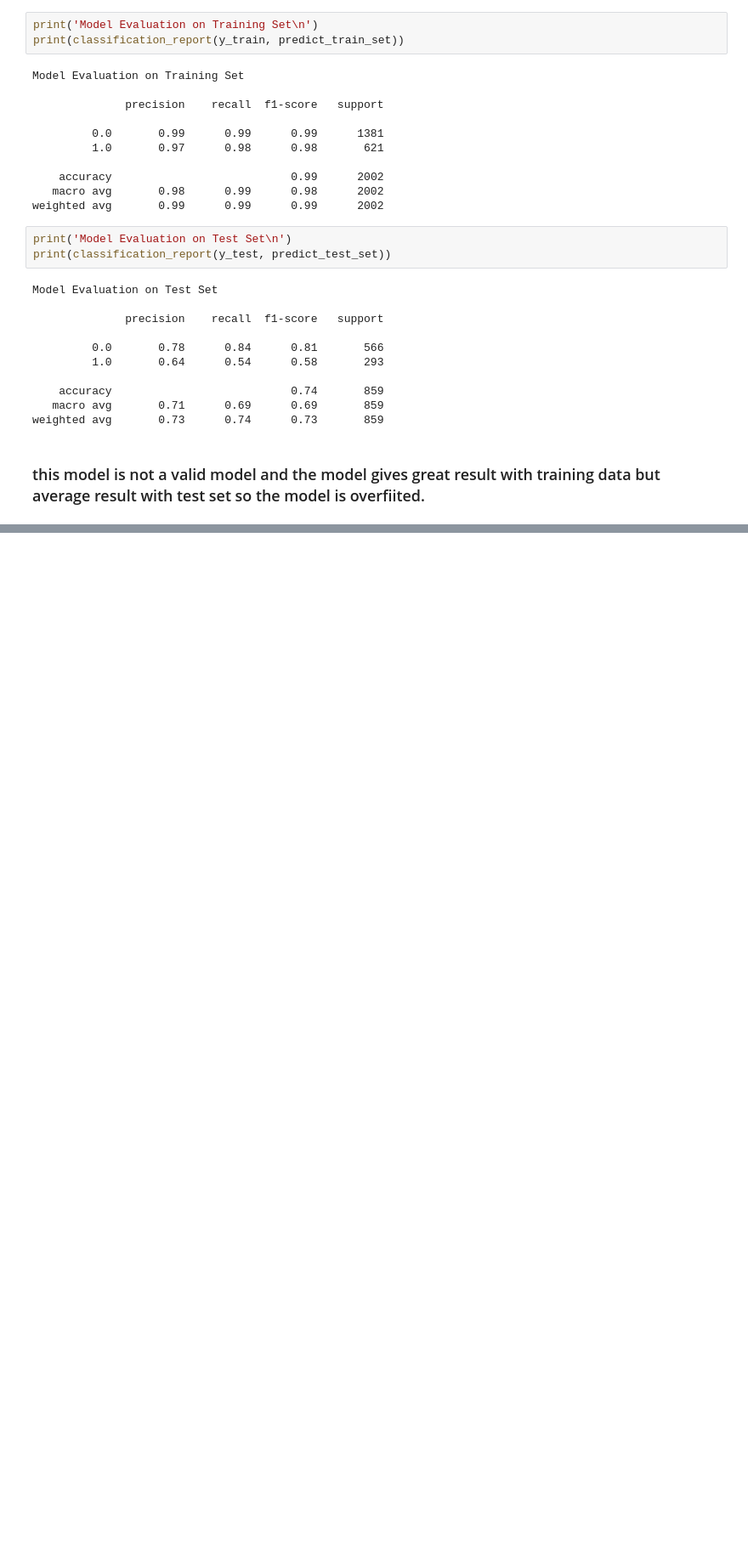
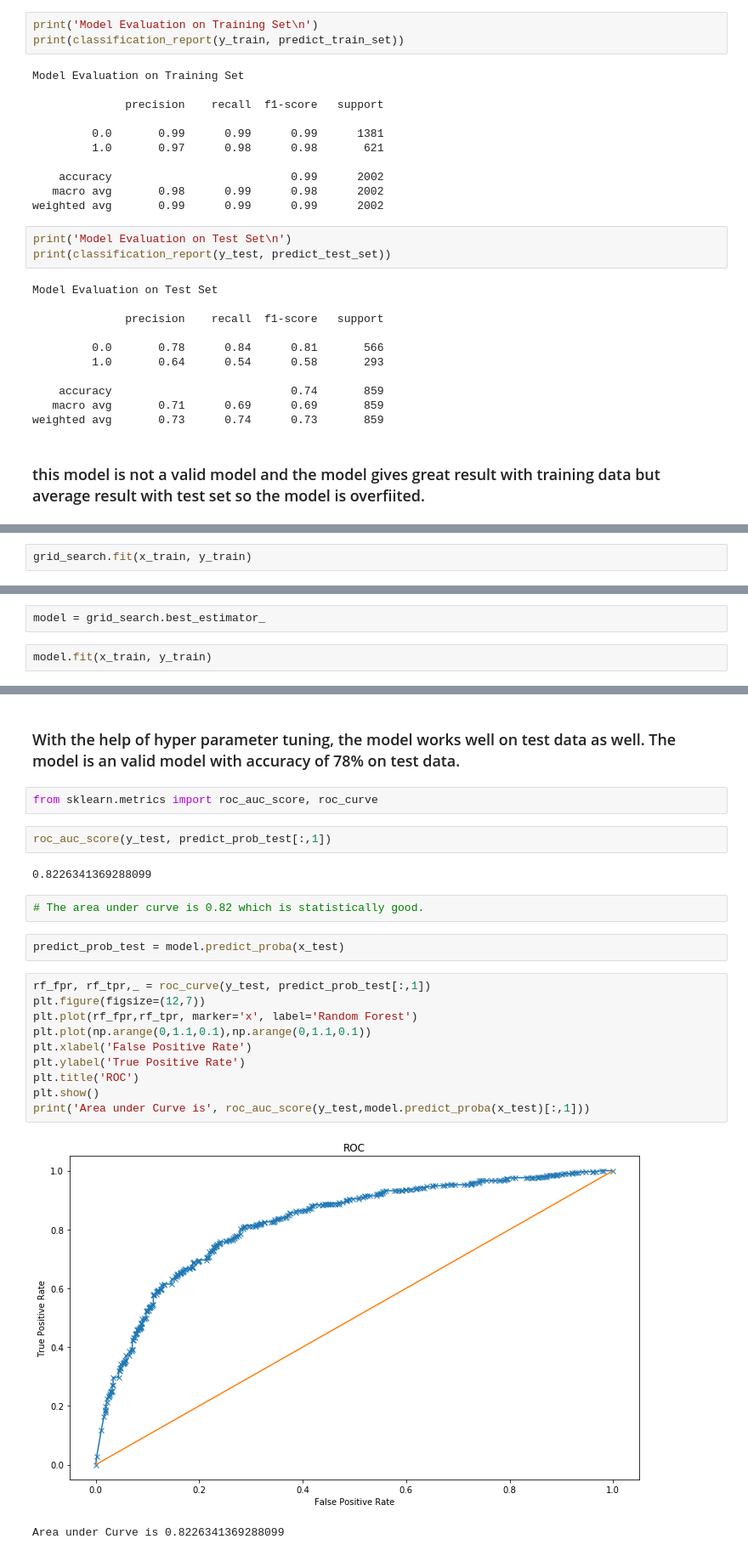
Before and after one commit to Abhishek768/InsuranceClaimStatus, a Jupyter notebook: InsuranceClaimStatus.ipynb, the cells around one changed output, grey strips where cells are left out. Shown at 85% size. Saved outputs shown, nothing was run; the diff lists cells and outputs as text; blank space fills up the shorter version.

Commit message:
optimising Random Forest with hyper params tuning

```diff
--- a/InsuranceClaimStatus.ipynb
+++ b/InsuranceClaimStatus.ipynb
@@ -320,0 +335,2 @@ weighted avg       0.73      0.74      0.73       859
+# %%
+grid_search.fit(x_train, y_train)
@@ -320,0 +345,4 @@ weighted avg       0.73      0.74      0.73       859
+# %%
+model = grid_search.best_estimator_
+# %%
+model.fit(x_train, y_train)
@@ -320,0 +384,25 @@ weighted avg       0.73      0.74      0.73       859
+# %% [markdown]
+### With the help of hyper parameter tuning, the model works well on test data as well. The model is an valid model with accuracy of 78% on test data.
+# %%
+from sklearn.metrics import roc_auc_score, roc_curve
+# %%
+roc_auc_score(y_test, predict_prob_test[:,1])
+# %% [output]
+0.8226341369288099
+# %%
+# The area under curve is 0.82 which is statistically good.
+# %%
+predict_prob_test = model.predict_proba(x_test)
+# %%
+rf_fpr, rf_tpr,_ = roc_curve(y_test, predict_prob_test[:,1])
+plt.figure(figsize=(12,7))
+plt.plot(rf_fpr,rf_tpr, marker='x', label='Random Forest')
+plt.plot(np.arange(0,1.1,0.1),np.arange(0,1.1,0.1))
+plt.xlabel('False Positive Rate')
+plt.ylabel('True Positive Rate')
+plt.title('ROC')
+plt.show()
+print('Area under Curve is', roc_auc_score(y_test,model.predict_proba(x_test)[:,1]))
+# %% [output]
+[figure, added]
+Area under Curve is 0.8226341369288099
```
Also changed, not shown: parts of 7 cells of this notebook.
